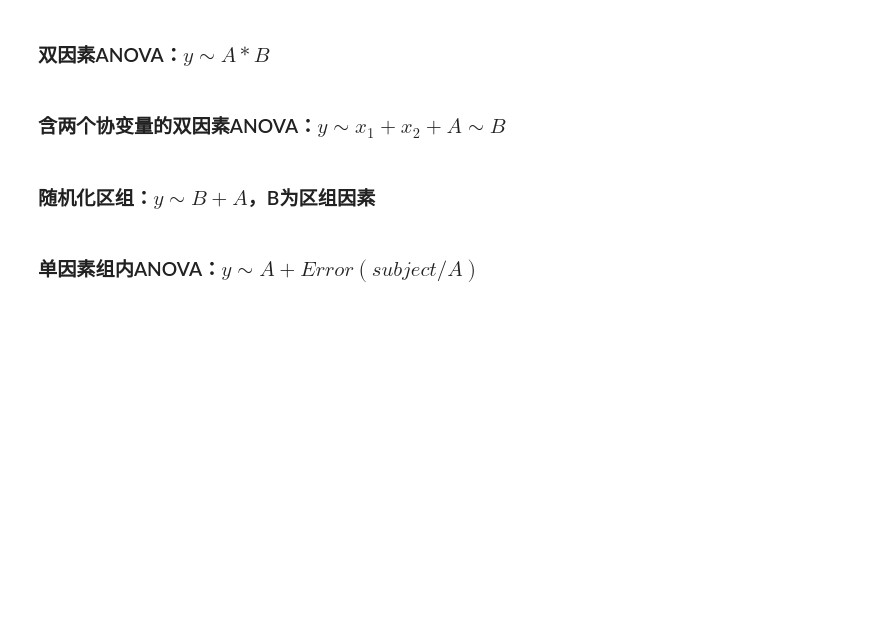
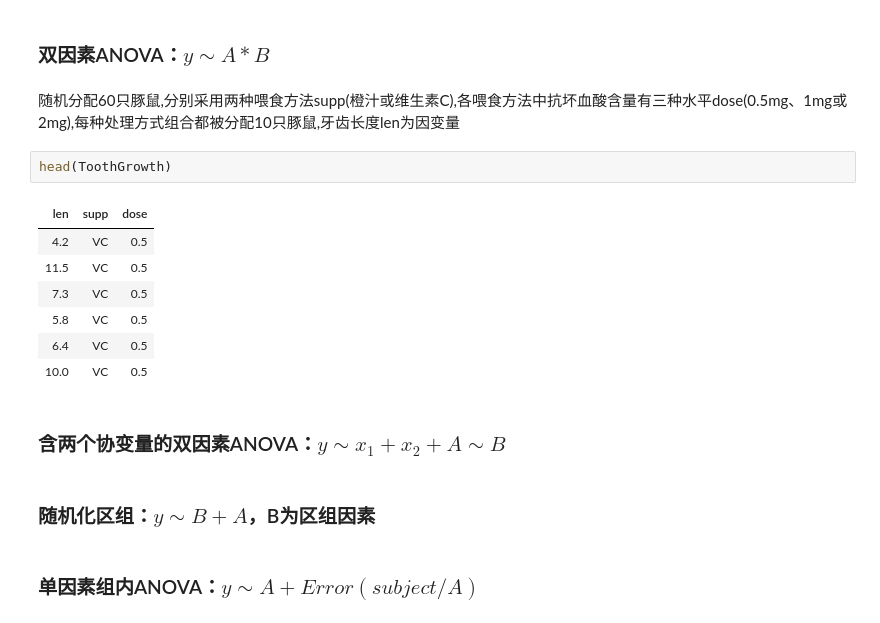
Before and after one commit to Sanningw/ML-and-DL, a Jupyter notebook: math/Statistics/R/stats.ipynb, the cells around one changed output. Cells and saved outputs as stored; diff of their text form; blank space fills up the shorter version.

```diff
--- a/math/Statistics/R/stats.ipynb
+++ b/math/Statistics/R/stats.ipynb
@@ -449,5 +475,17 @@ $Month
 # %% [markdown]
 ### 双因素ANOVA：$y\sim A\ast B$
+# %% [markdown]
+随机分配60只豚鼠,分别采用两种喂食方法supp(橙汁或维生素C),各喂食方法中抗坏血酸含量有三种水平dose(0.5mg、1mg或2mg),每种处理方式组合都被分配10只豚鼠,牙齿长度len为因变量
+# %%
+head(ToothGrowth)
+# %% [output]
+| len | supp | dose |
+| 4.2 | VC | 0.5 |
+| 11.5 | VC | 0.5 |
+| 7.3 | VC | 0.5 |
+| 5.8 | VC | 0.5 |
+| 6.4 | VC | 0.5 |
+| 10.0 | VC | 0.5 |
 # %% [markdown]
 ### 含两个协变量的双因素ANOVA：$y\sim x_1+x_2+A\sim B$
 # %% [markdown]
```
Also changed, not shown: parts of 10 cells of this notebook.
